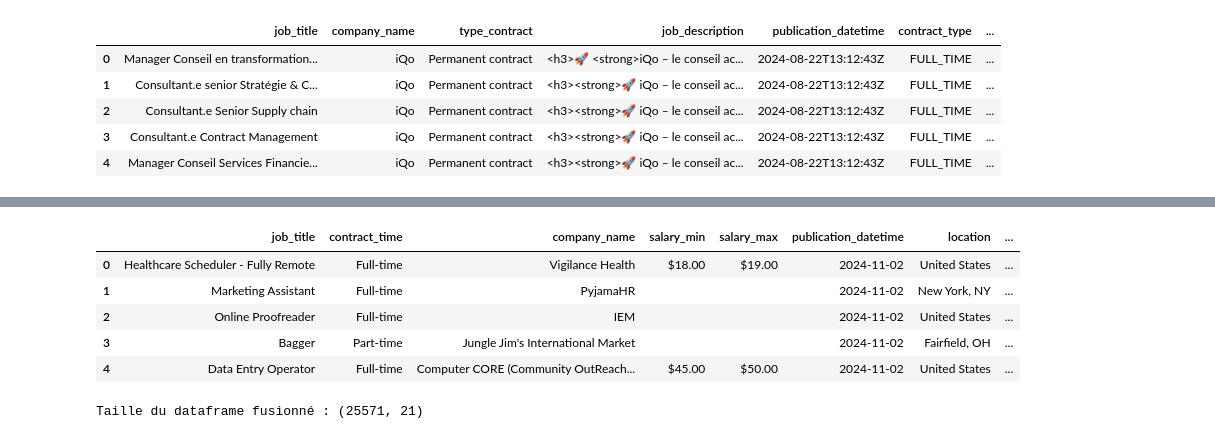
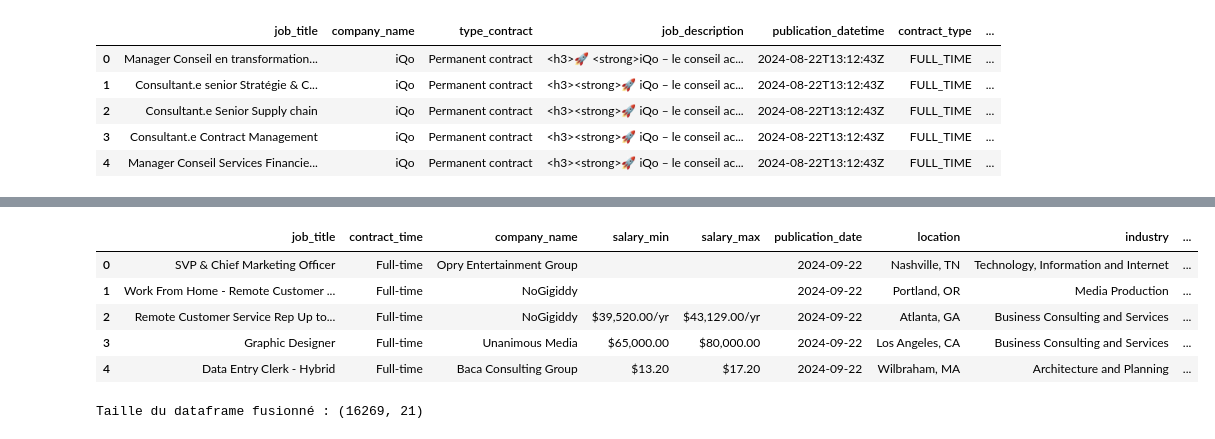
Before and after one commit to sodagt/JobMarket, a Jupyter notebook: processing/process_jobs.ipynb, the cells around one changed output, grey strips where cells are left out. Cells and saved outputs as stored; diff of their text form; code cells hidden in the pictures.

```diff
--- a/processing/process_jobs.ipynb
+++ b/processing/process_jobs.ipynb
@@ -217,37 +201,35 @@ jobs_linkedin.head()
 # %%
 jobs_linkedin_selected = jobs_linkedin[['title','employment_type', 'company','salary_min','salary_max',
-'posted_time','location','job_industry','link','source','seniority_level','job_function']].rename(columns={'title': 'job_title', 'employment_type': 'contract_time',
-'company': 'company_name','posted_time': 'publication_datetime','job_industry': 'industry','link': 'offer_link','seniority_level':'levels','job_function':'category'})
+'posted_time','location','job_industry','link']].rename(columns={'title': 'job_title', 'employment_type': 'contract_time',
+'company': 'company_name','posted_time': 'publication_date','job_industry': 'industry','link': 'offer_link'})
 
 #jobs_linkedin_selected['publication_date'] = pd.to_datetime(jobs_adzuna_selected['publication_datetime']).dt.strftime("%Y-%m-%d")
 jobs_linkedin_selected['contents']='not available'
 jobs_linkedin_selected['currency']='a travailler'
 jobs_linkedin_selected['publication_time'] =None
 
-jobs_linkedin_selected['publication_date'] = pd.to_datetime(jobs_linkedin_selected['publication_datetime']).dt.strftime("%Y-%m-%d")
-
 jobs_linkedin_selected['contract_type']='not available'
-
-#jobs_linkedin_selected['locations_company']='not available'
-
+jobs_linkedin_selected['category']='not available'
+jobs_linkedin_selected['locations_company']='not available'
+#jobs_linkedin_selected['location'] = jobs_linkedin_selected['location'].astype(str)
+#jobs_linkedin_selected['location'] = jobs_linkedin_selected['location'].str.replace(r'[\[\]]', '', regex=True)
 #jobs_linkedin_selected['job_description'] = jobs_linkedin_selected['job_description'].apply(clean_text)
 jobs_linkedin_selected.head()
 # %% [output]
-|  | job_title | contract_time | company_name | salary_min | salary_max | publication_datetime | location | ... |
-| 0 | Healthcare Scheduler - Fully Remote | Full-time | Vigilance Health | $18.00 | $19.00 | 2024-11-02 | United States | ... |
-| 1 | Marketing Assistant | Full-time | PyjamaHR |  |  | 2024-11-02 | New York, NY | ... |
-| 2 | Online Proofreader | Full-time | IEM |  |  | 2024-11-02 | United States | ... |
-| 3 | Bagger | Part-time | Jungle Jim's International Market |  |  | 2024-11-02 | Fairfield, OH | ... |
-| 4 | Data Entry Operator | Full-time | Computer CORE (Community OutReach... | $45.00 | $50.00 | 2024-11-02 | United States | ... |
+|  | job_title | contract_time | company_name | salary_min | salary_max | publication_date | location | industry | ... |
+| 0 | SVP & Chief Marketing Officer | Full-time | Opry Entertainment Group |  |  | 2024-09-22 | Nashville, TN | Technology, Information and Internet | ... |
+| 1 | Work From Home - Remote Customer ... | Full-time | NoGigiddy |  |  | 2024-09-22 | Portland, OR | Media Production | ... |
+| 2 | Remote Customer Service Rep Up to... | Full-time | NoGigiddy | $39,520.00/yr | $43,129.00/yr | 2024-09-22 | Atlanta, GA | Business Consulting and Services | ... |
+| 3 | Graphic Designer | Full-time | Unanimous Media | $65,000.00 | $80,000.00 | 2024-09-22 | Los Angeles, CA | Business Consulting and Services | ... |
+| 4 | Data Entry Clerk - Hybrid | Full-time | Baca Consulting Group | $13.20 | $17.20 | 2024-09-22 | Wilbraham, MA | Architecture and Planning | ... |
 # %%
 jobs1 = pd.concat([jobs_linkedin_selected, jobs_theMuse_selected], axis=0)
 jobs2 = pd.concat([jobs1, jobs_adzuna_selected], axis=0)
 jobs_final = pd.concat([jobs2, jobs_wttj_selected], axis=0)
-jobs_final=jobs_final.drop_duplicates()
+
 #jobs = pd.concat([jobs2, jobs_wttj_selected], axis=0)
 
 shape=jobs_final.shape
 print(f"Taille du dataframe fusionné : {shape}")
-#Taille du dataframe fusionné : (16269, 21)
 # %% [output]
-Taille du dataframe fusionné : (25571, 21)
+Taille du dataframe fusionné : (16269, 21)
```
Also changed, not shown: parts of 21 cells of this notebook, 4 other files.
